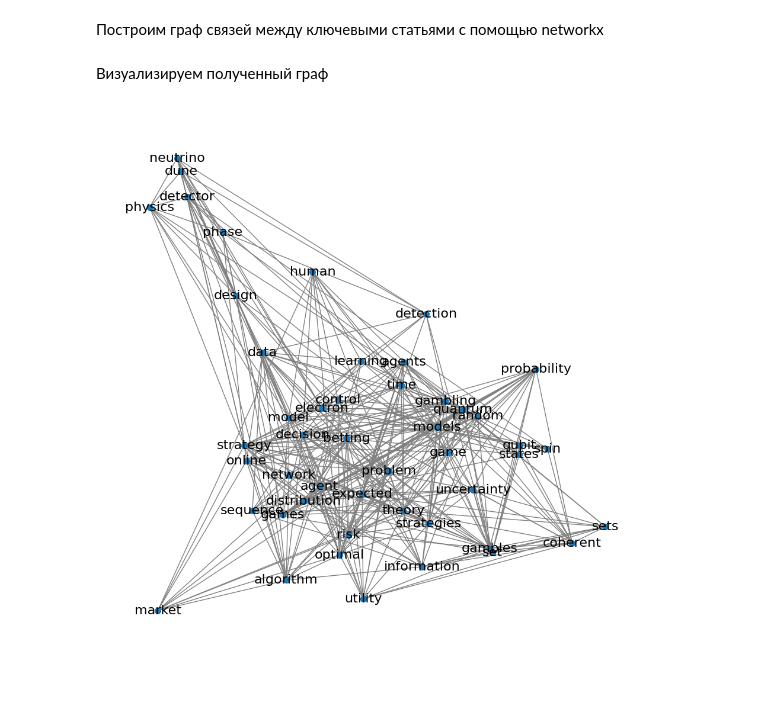
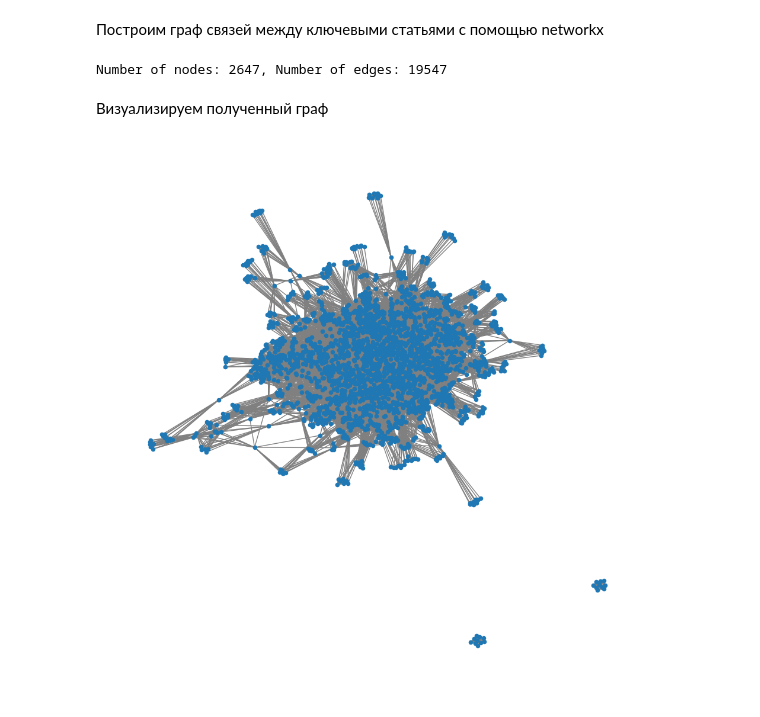
Before and after one commit to notoriginallink/is-data-analysis-y26, a Jupyter notebook: lab1-gambling/lab1.ipynb, the cells around one changed output. Saved outputs shown, nothing was run; the diff lists cells and outputs as text; code cells hidden in the pictures.

```diff
--- a/lab1-gambling/lab1.ipynb
+++ b/lab1-gambling/lab1.ipynb
@@ -94,7 +94,7 @@ data = [article['title'] + ' ' + article['summary'] for article in articles]
 from sklearn.feature_extraction.text import TfidfVectorizer
 import numpy as np
 
-TOP_N = 15
+TOP_N = 10
 
 vectorizer = TfidfVectorizer(ngram_range=(1, 1), stop_words='english')
 tfidf_matrix = vectorizer.fit_transform(data)
@@ -138,20 +120,20 @@ for keywords in articles_keywords:
             G[u][v]['weight'] += 1
         else:
             G.add_edge(u, v, weight=1)
+# %%
+print(f'Number of nodes: {G.number_of_nodes()}, Number of edges: {G.number_of_edges()}')
+# %% [output]
+Number of nodes: 2647, Number of edges: 19547
 # %% [markdown]
 Визуализируем полученный граф
 # %%
 import matplotlib.pyplot as plt
 
-MIN_DEGREE = 120
-
-nodes_to_keep = [node for node, degree in dict(G.degree()).items() if degree > MIN_DEGREE]
-subG = G.subgraph(nodes_to_keep).copy()
 
 plt.figure(figsize=(12,12))
 pos = nx.spring_layout(G, k=0.3)
-nx.draw_networkx(subG, pos, with_labels=True, font_size=16, node_size=50, edge_color='gray')
+nx.draw_networkx(G, pos, with_labels=False, node_size=20, edge_color='gray')
 plt.axis('off')
 plt.show()
 # %% [output]
-[figure, old version]
+[figure, new version]
```
Also changed, not shown: parts of 18 cells of this notebook.
